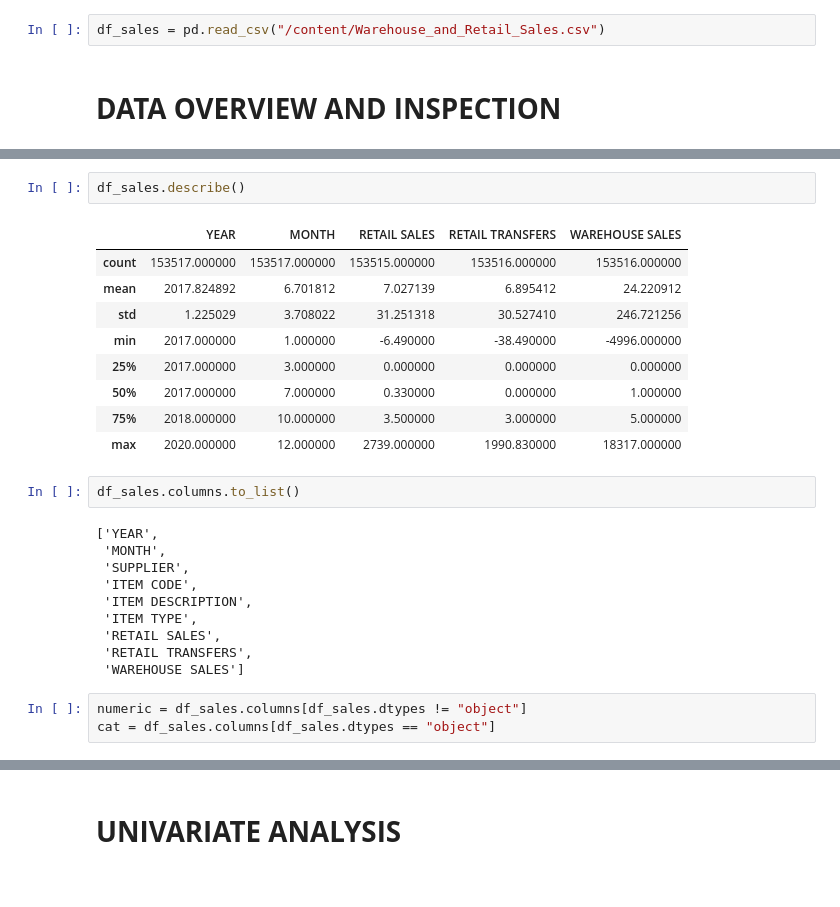
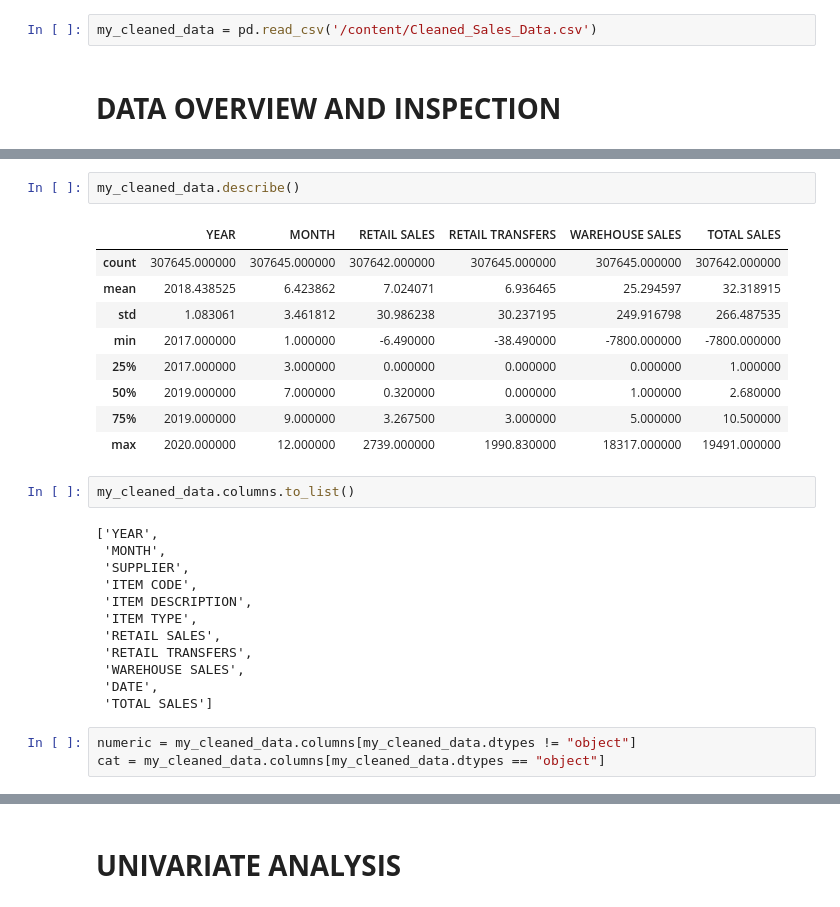
Before and after one commit to Ikeoluwa-2004/ACCESS-SAP-Data-Science-Track, a Jupyter notebook: Week3_Session5.ipynb, the cells around one changed output, grey strips where cells are left out. Cells and saved outputs as stored; diff of their text form.

```diff
--- a/Week3_Session5.ipynb
+++ b/Week3_Session5.ipynb
@@ -12,7 +12,7 @@ drive.mount('/content/drive')
 # %% [output]
 Drive already mounted at /content/drive; to attempt to forcibly remount, call drive.mount("/content/drive", force_remount=True).
 # %%
-df_sales = pd.read_csv("/content/Warehouse_and_Retail_Sales.csv")
+my_cleaned_data = pd.read_csv('/content/Cleaned_Sales_Data.csv')
 # %% [markdown]
 # **DATA** **OVERVIEW** **AND** **INSPECTION**
 # %%
@@ -60,17 +63,17 @@ dtype: int64
 # %%
-df_sales.describe()
+my_cleaned_data.describe()
 # %% [output]
-|  | YEAR | MONTH | RETAIL SALES | RETAIL TRANSFERS | WAREHOUSE SALES |
-| count | 153517.000000 | 153517.000000 | 153515.000000 | 153516.000000 | 153516.000000 |
-| mean | 2017.824892 | 6.701812 | 7.027139 | 6.895412 | 24.220912 |
-| std | 1.225029 | 3.708022 | 31.251318 | 30.527410 | 246.721256 |
-| min | 2017.000000 | 1.000000 | -6.490000 | -38.490000 | -4996.000000 |
-| 25% | 2017.000000 | 3.000000 | 0.000000 | 0.000000 | 0.000000 |
-| 50% | 2017.000000 | 7.000000 | 0.330000 | 0.000000 | 1.000000 |
-| 75% | 2018.000000 | 10.000000 | 3.500000 | 3.000000 | 5.000000 |
-| max | 2020.000000 | 12.000000 | 2739.000000 | 1990.830000 | 18317.000000 |
+|  | YEAR | MONTH | RETAIL SALES | RETAIL TRANSFERS | WAREHOUSE SALES | TOTAL SALES |
+| count | 307645.000000 | 307645.000000 | 307642.000000 | 307645.000000 | 307645.000000 | 307642.000000 |
+| mean | 2018.438525 | 6.423862 | 7.024071 | 6.936465 | 25.294597 | 32.318915 |
+| std | 1.083061 | 3.461812 | 30.986238 | 30.237195 | 249.916798 | 266.487535 |
+| min | 2017.000000 | 1.000000 | -6.490000 | -38.490000 | -7800.000000 | -7800.000000 |
+| 25% | 2017.000000 | 3.000000 | 0.000000 | 0.000000 | 0.000000 | 1.000000 |
+| 50% | 2019.000000 | 7.000000 | 0.320000 | 0.000000 | 1.000000 | 2.680000 |
+| 75% | 2019.000000 | 9.000000 | 3.267500 | 3.000000 | 5.000000 | 10.500000 |
+| max | 2020.000000 | 12.000000 | 2739.000000 | 1990.830000 | 18317.000000 | 19491.000000 |
 # %%
-df_sales.columns.to_list()
+my_cleaned_data.columns.to_list()
 # %% [output]
 ['YEAR',
  'MONTH',
@@ -80,10 +83,12 @@ df_sales.columns.to_list()
  'ITEM TYPE',
  'RETAIL SALES',
  'RETAIL TRANSFERS',
- 'WAREHOUSE SALES']
+ 'WAREHOUSE SALES',
+ 'DATE',
+ 'TOTAL SALES']
 # %%
-numeric = df_sales.columns[df_sales.dtypes != "object"]
-cat = df_sales.columns[df_sales.dtypes == "object"]
+numeric = my_cleaned_data.columns[my_cleaned_data.dtypes != "object"]
+cat = my_cleaned_data.columns[my_cleaned_data.dtypes == "object"]
 # %%
 print(numeric)
 print(cat)
```
Also changed, not shown: parts of 28 cells of this notebook.
